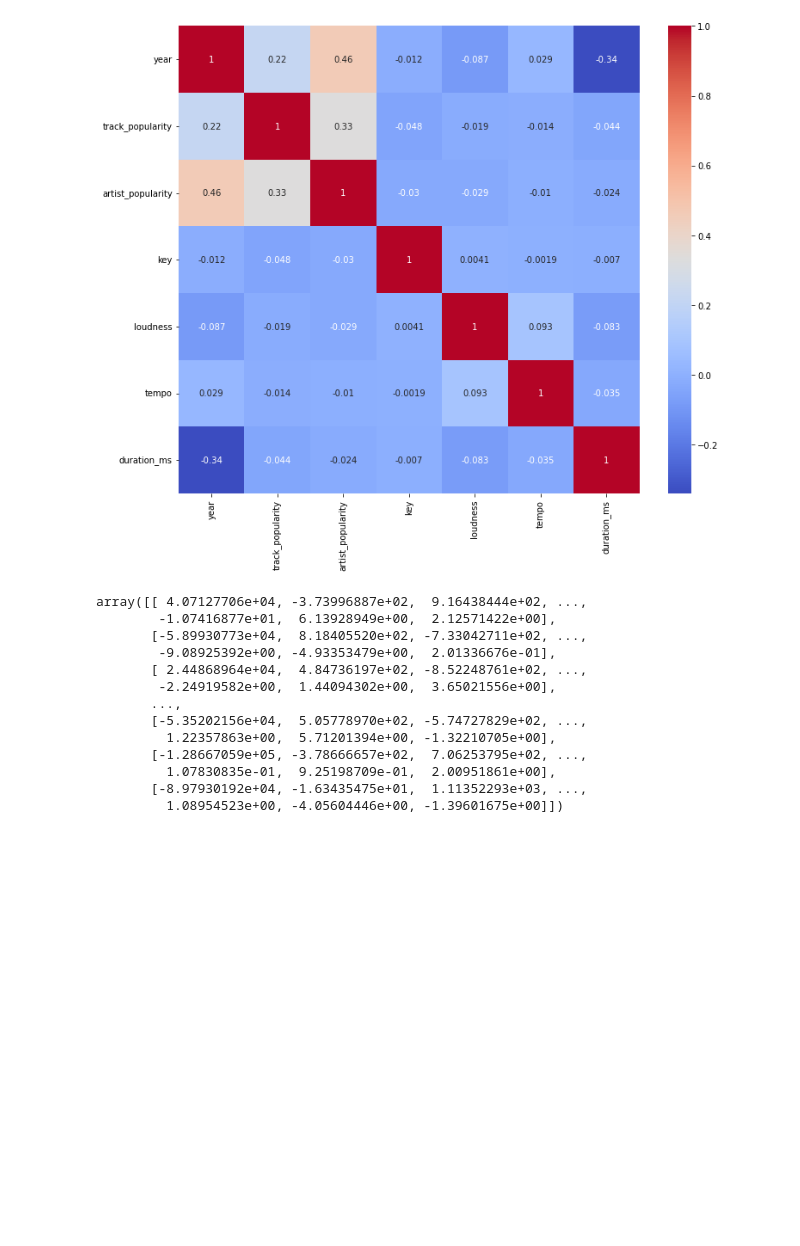
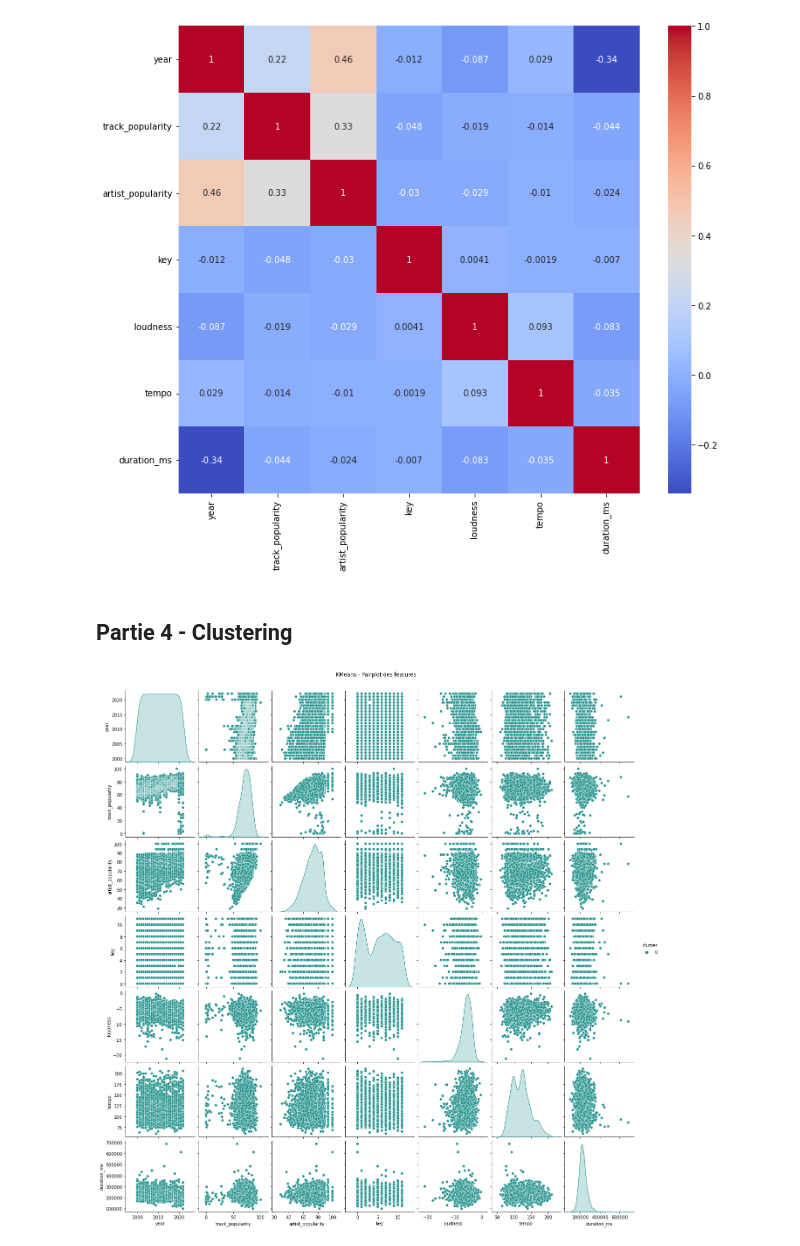
Before and after one commit to fxcollot/SpotifyUnsupervised, a Jupyter notebook: Astrid.ipynb, the cells around one changed output. Saved outputs shown, nothing was run; the diff lists cells and outputs as text; code cells hidden in the pictures; blank space fills up the shorter version.

```diff
--- a/Astrid.ipynb
+++ b/Astrid.ipynb
@@ -181,25 +182,36 @@ plt.show()
 # %% [output]
 [figure]
 # %%
-# Etape de standardisation
-scaler = StandardScaler()
-spotify_scaled = scaler.fit_transform(spotify_numeric)
+# # Etape de standardisation
+# scaler = StandardScaler()
+# spotify_scaled = scaler.fit_transform(spotify_numeric)
 
-#Application PCA
-pca = PCA()
-spotify_numeric = pca.fit_transform(spotify_numeric)
-spotify_numeric
+# #Application PCA
+# pca = PCA()
+# spotify_numeric = pca.fit_transform(spotify_numeric)
+# explained_variance=pca.explained_variance_ratio_
+
+# cumulative_variance = np.cumsum(explained_variance) # variance total exprimée par les première k-composantes
+# np.linalg.matrix_rank(spotify_scaled)
+
+####################################################
+################ A TERMINER ########################
+####################################################
-# %% [output]
-array([[ 4.07127706e+04, -3.73996887e+02,  9.16438444e+02, ...,
-        -1.07416877e+01,  6.13928949e+00,  2.12571422e+00],
-       [-5.89930773e+04,  8.18405520e+02, -7.33042711e+02, ...,
-        -9.08925392e+00, -4.93353479e+00,  2.01336676e-01],
-       [ 2.44868964e+04,  4.84736197e+02, -8.52248761e+02, ...,
-        -2.24919582e+00,  1.44094302e+00,  3.65021556e+00],
-       ...,
-       [-5.35202156e+04,  5.05778970e+02, -5.74727829e+02, ...,
-         1.22357863e+00,  5.71201394e+00, -1.32210705e+00],
-       [-1.28667059e+05, -3.78666657e+02,  7.06253795e+02, ...,
-         1.07830835e-01,  9.25198709e-01,  2.00951861e+00],
-       [-8.97930192e+04, -1.63435475e+01,  1.11352293e+03, ...,
-         1.08954523e+00, -4.05604446e+00, -1.39601675e+00]])
+# %% [markdown]
+## Partie 4 - Clustering
+# %%
+num_col = list(spotify.select_dtypes(include=['number']).columns.tolist())
+kmeans = KMeans(n_clusters=1,n_init=1,init='random').fit(spotify[num_col])
+# centers=kmeans.cluster_centers_
+# print(centers)
+
+# We also represent the data in 2D-space with colors corresponding to cluster
+
+# plt.scatter(ruspini['x'], ruspini['y'],c=kmeans.labels_)
+spotify["cluster"] = kmeans.labels_
+
+sns.pairplot(spotify[num_col], hue="cluster", palette='viridis', diag_kind='kde')
+plt.suptitle('KMeans - Pairplot des features', y=1.02)
+plt.show()
+# %% [output]
+[figure, added]
```
Also changed, not shown: parts of 5 cells of this notebook.
